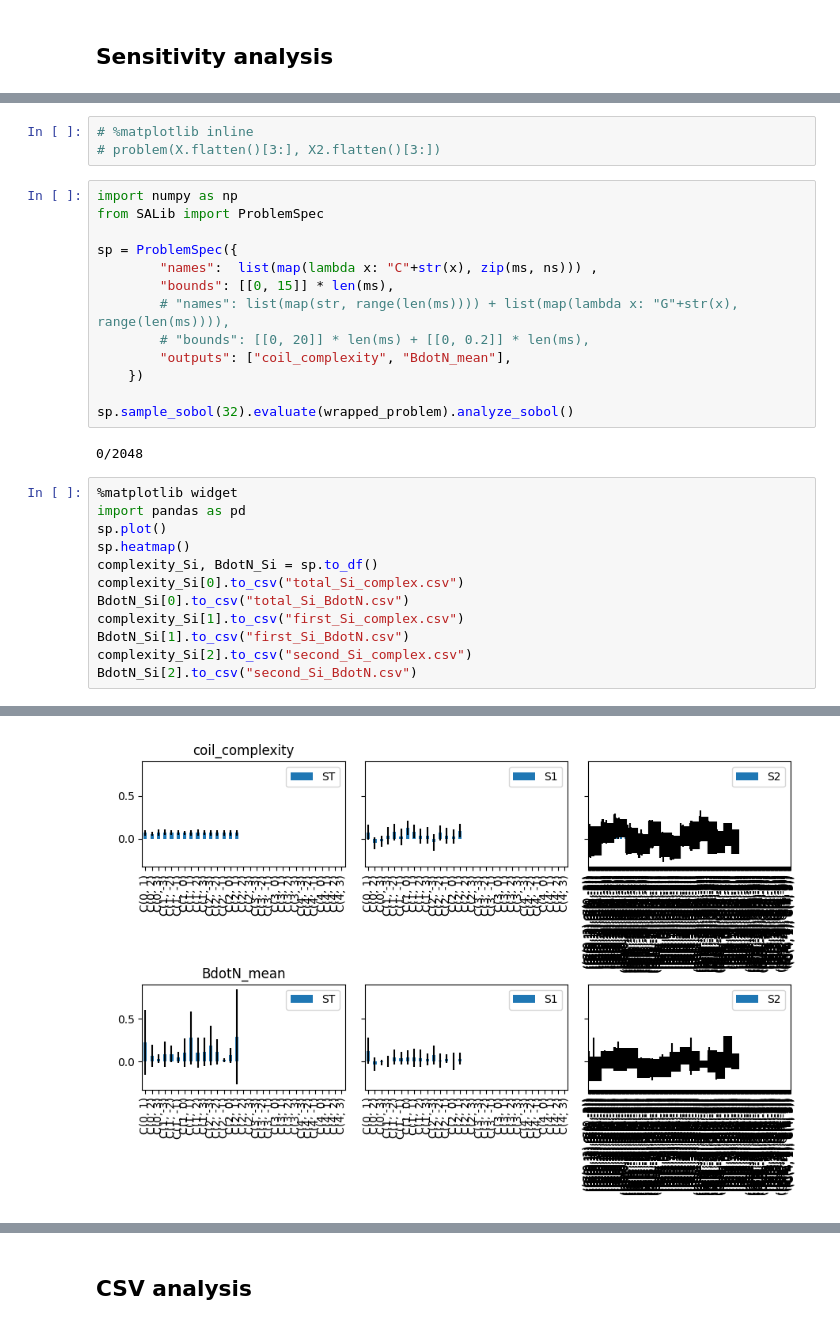
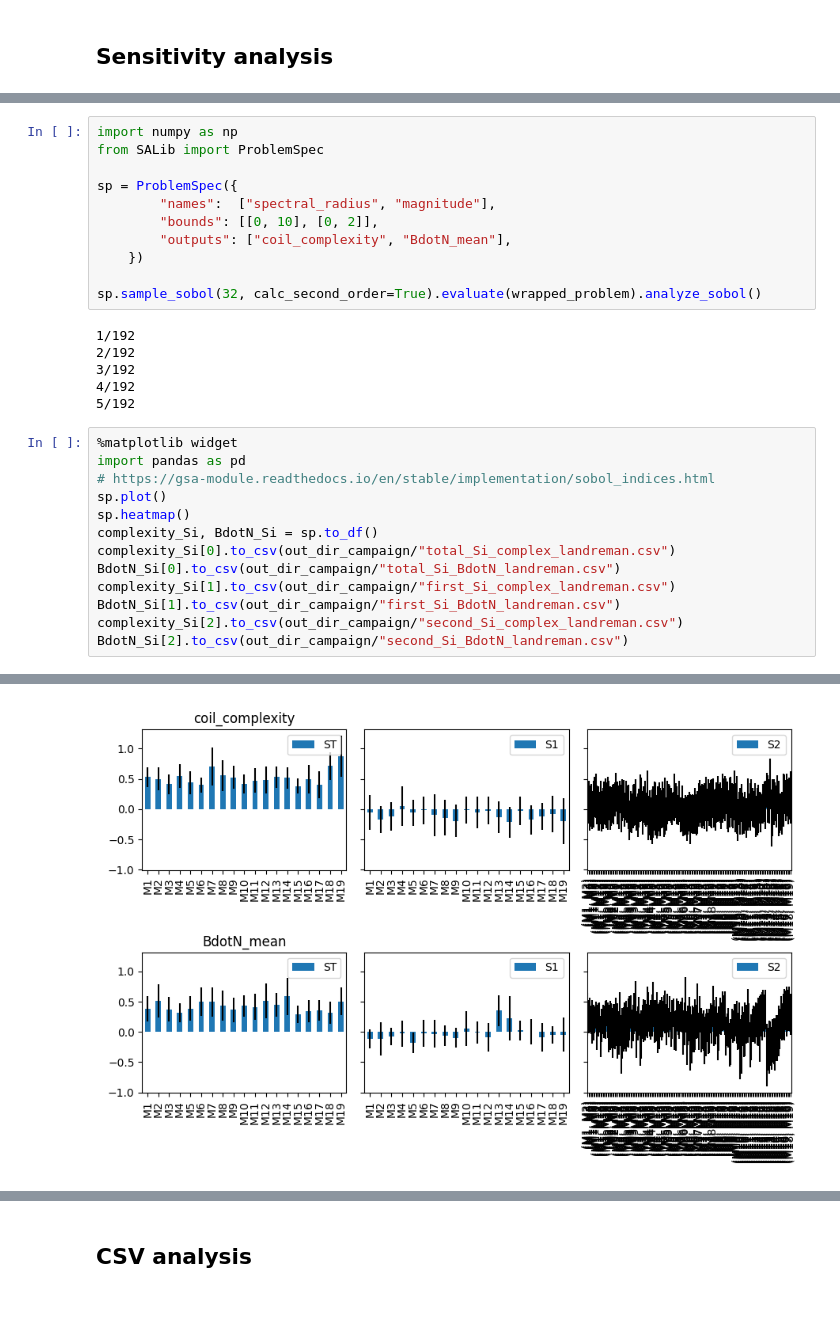
Before and after one commit to missing-user/single-stage-opt, a Jupyter notebook: what_we_actually_want.ipynb, the cells around one changed output, grey strips where cells are left out. Saved outputs shown, nothing was run; the diff lists cells and outputs as text.

Commit message:
running complexity analysis with spectral radius

```diff
--- a/what_we_actually_want.ipynb
+++ b/what_we_actually_want.ipynb
@@ -368,42 +470,42 @@ output/2024-05-13--19-40
-# %%
-# %matplotlib inline
-# problem(X.flatten()[3:], X2.flatten()[3:])
 # %%
 import numpy as np
 from SALib import ProblemSpec
 
 sp = ProblemSpec({
-        "names":  list(map(lambda x: "C"+str(x), zip(ms, ns))) ,
-        "bounds": [[0, 15]] * len(ms),
-        # "names": list(map(str, range(len(ms)))) + list(map(lambda x: "G"+str(x), range(len(ms)))),
-        # "bounds": [[0, 20]] * len(ms) + [[0, 0.2]] * len(ms),
+        "names":  ["spectral_radius", "magnitude"],
+        "bounds": [[0, 10], [0, 2]],
         "outputs": ["coil_complexity", "BdotN_mean"],
     })
 
-sp.sample_sobol(32).evaluate(wrapped_problem).analyze_sobol()
+sp.sample_sobol(32, calc_second_order=True).evaluate(wrapped_problem).analyze_sobol()
 # %% [output]
-0/2048
+1/192
+2/192
+3/192
+4/192
+5/192
 # %%
 %matplotlib widget
 import pandas as pd
+# https://gsa-module.readthedocs.io/en/stable/implementation/sobol_indices.html
 sp.plot()
 sp.heatmap()
 complexity_Si, BdotN_Si = sp.to_df()
-complexity_Si[0].to_csv("total_Si_complex.csv")
-BdotN_Si[0].to_csv("total_Si_BdotN.csv")
-complexity_Si[1].to_csv("first_Si_complex.csv")
-BdotN_Si[1].to_csv("first_Si_BdotN.csv")
-complexity_Si[2].to_csv("second_Si_complex.csv")
-BdotN_Si[2].to_csv("second_Si_BdotN.csv")
+complexity_Si[0].to_csv(out_dir_campaign/"total_Si_complex_landreman.csv")
+BdotN_Si[0].to_csv(out_dir_campaign/"total_Si_BdotN_landreman.csv")
+complexity_Si[1].to_csv(out_dir_campaign/"first_Si_complex_landreman.csv")
+BdotN_Si[1].to_csv(out_dir_campaign/"first_Si_BdotN_landreman.csv")
+complexity_Si[2].to_csv(out_dir_campaign/"second_Si_complex_landreman.csv")
+BdotN_Si[2].to_csv(out_dir_campaign/"second_Si_BdotN_landreman.csv")
 # %% [output]
 unique with argument that is not not a Series, Index, ExtensionArray, or np.ndarray is deprecated and will raise in a future version.
 
 
 unique with argument that is not not a Series, Index, ExtensionArray, or np.ndarray is deprecated and will raise in a future version.
 
 
 unique with argument that is not not a Series, Index, ExtensionArray, or np.ndarray is deprecated and will raise in a future version.
 
 
 unique with argument that is not not a Series, Index, ExtensionArray, or np.ndarray is deprecated and will raise in a future version.
-[figure, old version]
+[figure, new version]
```
Also changed, not shown: parts of 31 cells of this notebook, 1 other file.
